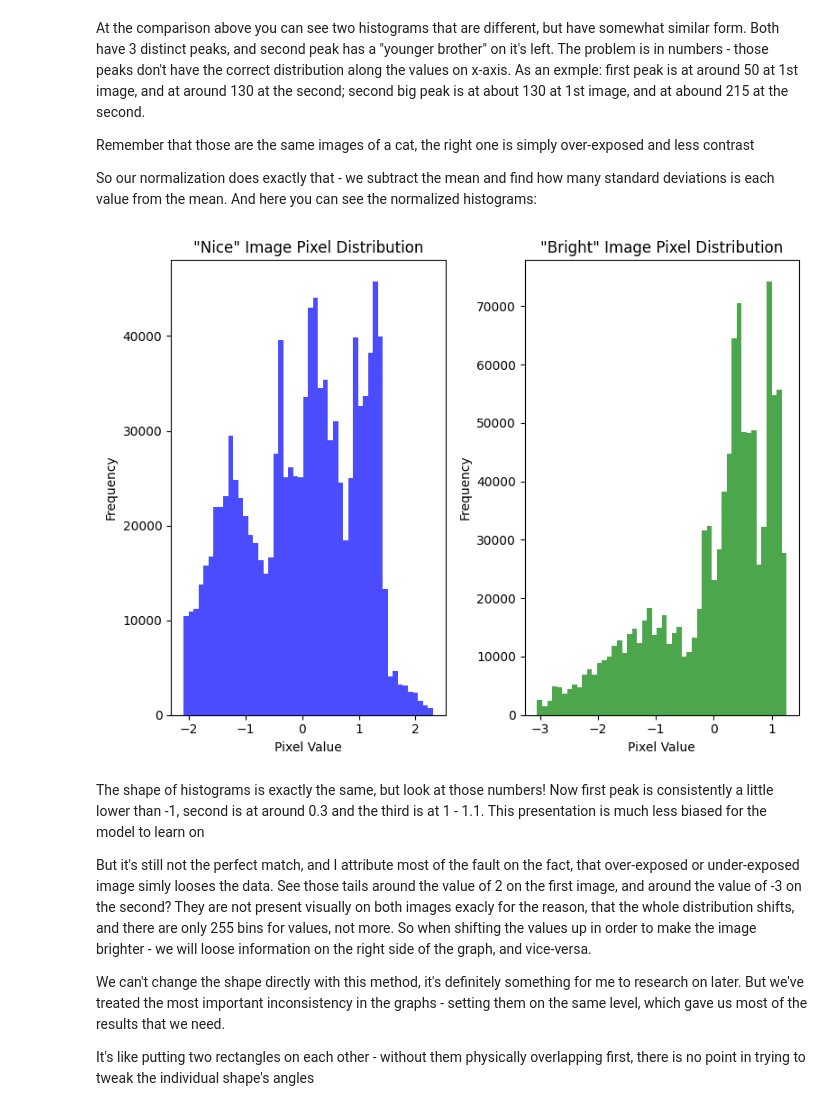
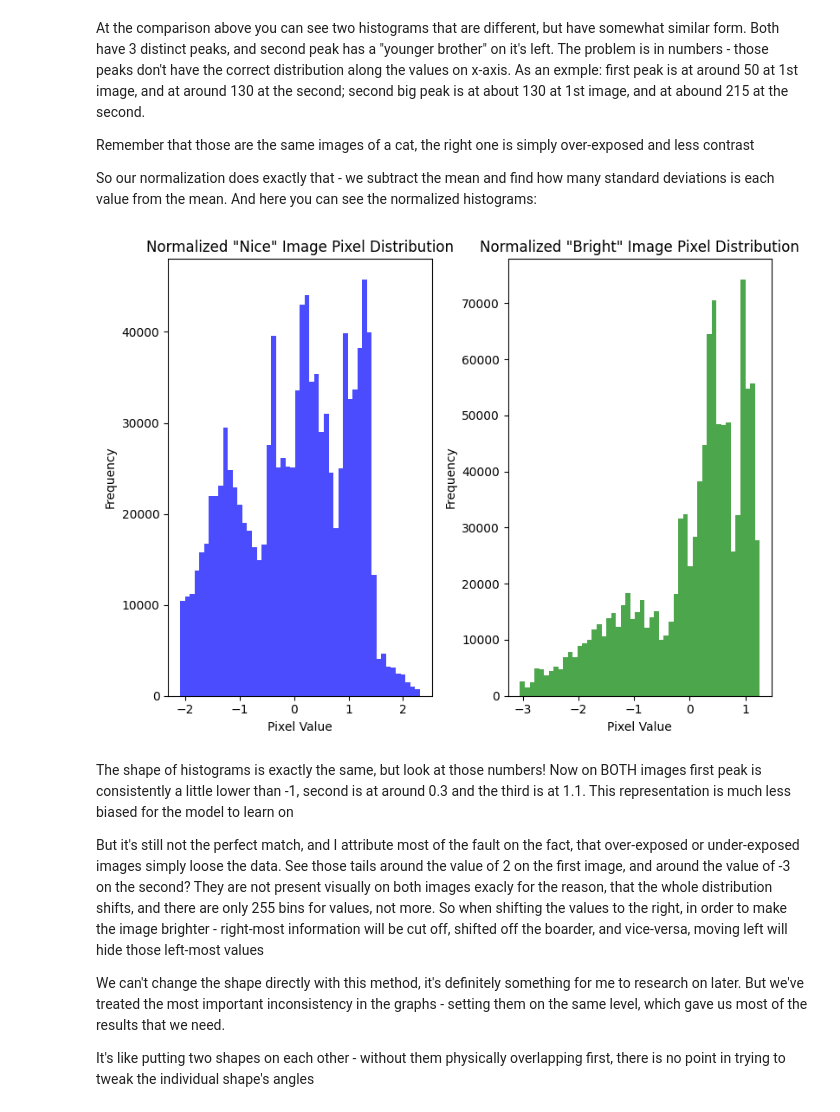
Before and after one commit to vlad-gby/ds_5_mini-projects, a Jupyter notebook: 05_image-processing/notebook.ipynb, the cells around one changed output. Drawn from its saved outputs; the diff is of its cells as text; code cells hidden in the pictures.

```diff
--- a/05_image-processing/notebook.ipynb
+++ b/05_image-processing/notebook.ipynb
@@ -128,34 +122,34 @@ And here you can see the normalized histograms:
 # %%
 # Flatten the arrays to create histograms
 bright_flat = cat_bright_normalized.flatten()
 nice_flat = cat_nice_normalized.flatten()
 
 # Create the visualization
 plt.figure(figsize=(8, 6))
 
 # Histogram for the "nice" image
 plt.subplot(1, 2, 1)
 plt.hist(nice_flat, bins=50, color='blue', alpha=0.7)
-plt.title('"Nice" Image Pixel Distribution')
+plt.title('Normalized "Nice" Image Pixel Distribution')
 plt.xlabel('Pixel Value')
 plt.ylabel('Frequency')
 
 # Histogram for the bright image
 plt.subplot(1, 2, 2)
 plt.hist(bright_flat, bins=50, color='green', alpha=0.7)
-plt.title('"Bright" Image Pixel Distribution')
+plt.title('Normalized "Bright" Image Pixel Distribution')
 plt.xlabel('Pixel Value')
 plt.ylabel('Frequency')
 
 plt.tight_layout()
 plt.show()
 # %% [output]
-[figure, old version]
+[figure, new version]
 # %% [markdown]
-The shape of histograms is exactly the same, but look at those numbers! Now first peak is consistently a little lower than -1, second is at around 0.3 and the third is at 1 - 1.1. This presentation is much less biased for the model to learn on
+The shape of histograms is exactly the same, but look at those numbers! Now on BOTH images first peak is consistently a little lower than -1, second is at around 0.3 and the third is at 1.1. This representation is much less biased for the model to learn on
 
-But it's still not the perfect match, and I attribute most of the fault on the fact, that over-exposed or under-exposed image simly looses the data. See those tails around the value of 2 on the first image, and around the value of -3 on the second? They are not present visually on both images exacly for the reason, that the whole distribution shifts, and there are only 255 bins for values, not more. So when shifting the values up in order to make the image brighter - we will loose information on the right side of the graph, and vice-versa.
+But it's still not the perfect match, and I attribute most of the fault on the fact, that over-exposed or under-exposed images simply loose the data. See those tails around the value of 2 on the first image, and around the value of -3 on the second? They are not present visually on both images exacly for the reason, that the whole distribution shifts, and there are only 255 bins for values, not more. So when shifting the values to the right, in order to make the image brighter - right-most information will be cut off, shifted off the boarder, and vice-versa, moving left will hide those left-most values
 
 We can't change the shape directly with this method, it's definitely something for me to research on later. But we've treated the most important inconsistency in the graphs - setting them on the same level, which gave us most of the results that we need.
 
-It's like putting two rectangles on each other - without them physically overlapping first, there is no point in trying to tweak the individual shape's angles
+It's like putting two shapes on each other - without them physically overlapping first, there is no point in trying to tweak the individual shape's angles
```
Also changed, not shown: parts of 4 cells of this notebook.
